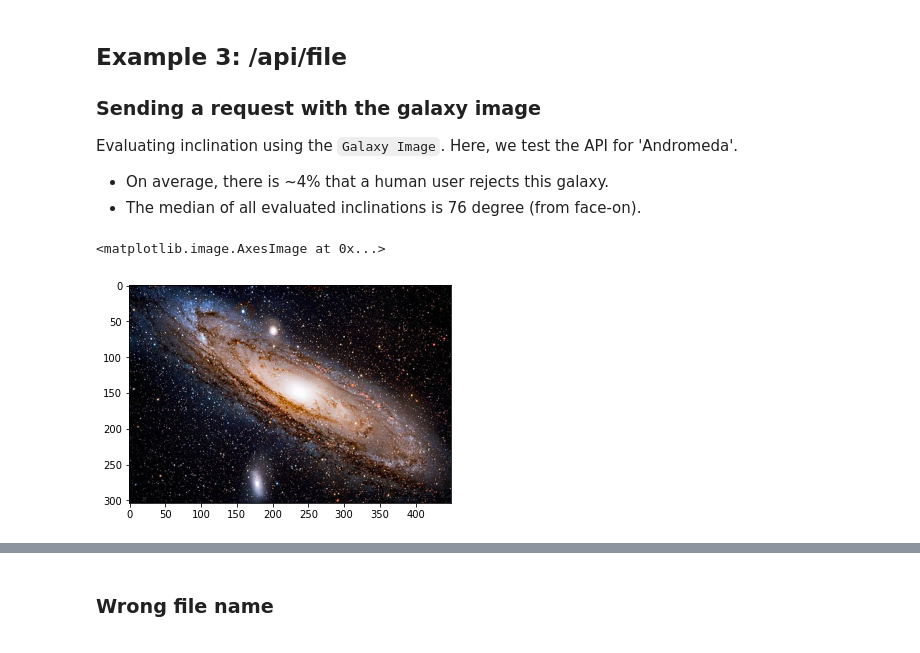
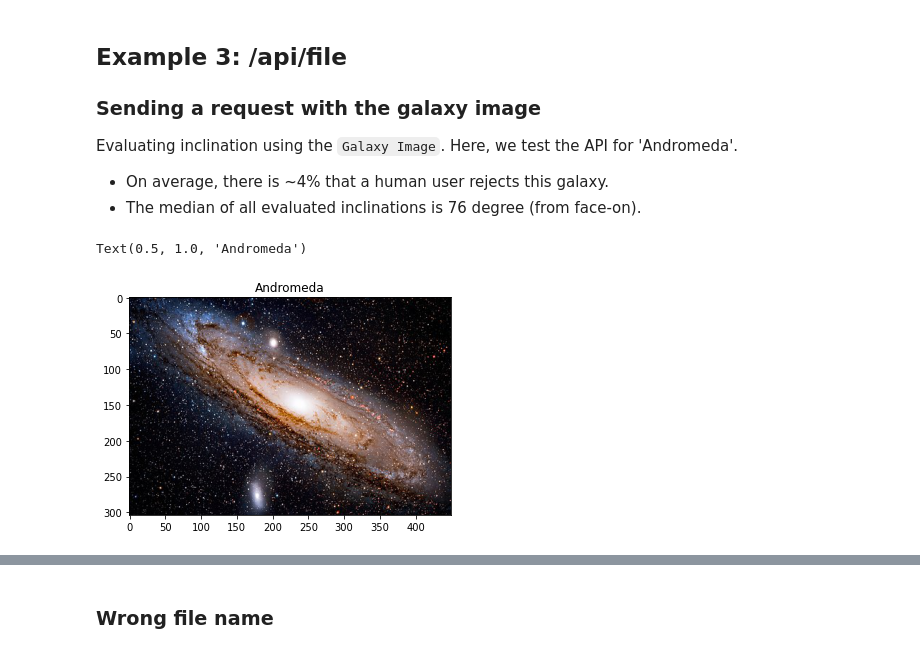
Before and after one commit to ekourkchi/inclinet_deployment_repo, a Jupyter notebook: docs/source/tutorial.ipynb, the cells around one changed output, grey strips where cells are left out. Drawn from its saved outputs; the diff is of its cells as text; code cells hidden in the pictures.

```diff
--- a/docs/source/tutorial.ipynb
+++ b/docs/source/tutorial.ipynb
@@ -133,12 +162,13 @@ Evaluating inclination using the `Galaxy Image`. Here, we test the API for 'Andr
 # %%
 import matplotlib.pyplot as plt
 from PIL import Image
 
 img = Image.open('./andromeda.jpg')
 plt.imshow(img)
+plt.title("Andromeda")
 # %% [output]
-<matplotlib.image.AxesImage at 0x...>
+Text(0.5, 1.0, 'Andromeda')
-[figure, old version]
+[figure, new version]
 # %%
 ! curl -F 'file=@./andromeda.jpg' http://edd.ifa.hawaii.edu/inclinet/api/file
 # %% [output]
```
Also changed, not shown: parts of 14 cells of this notebook, 4 other files.
